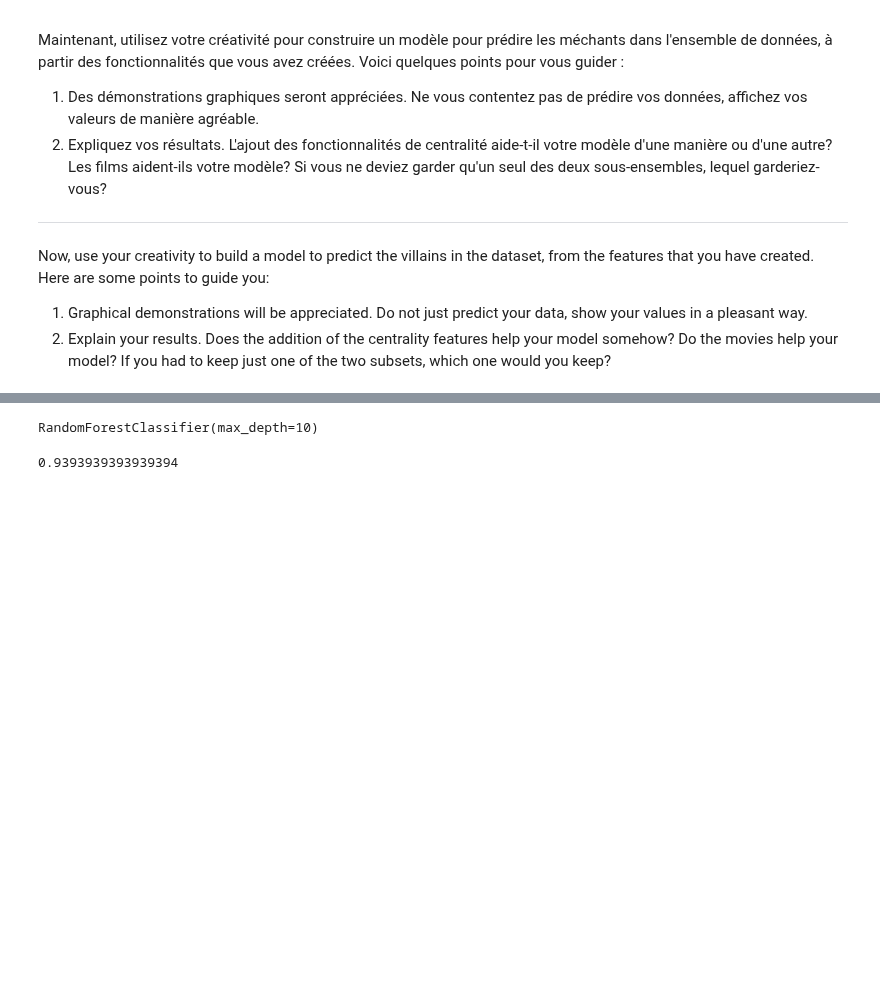
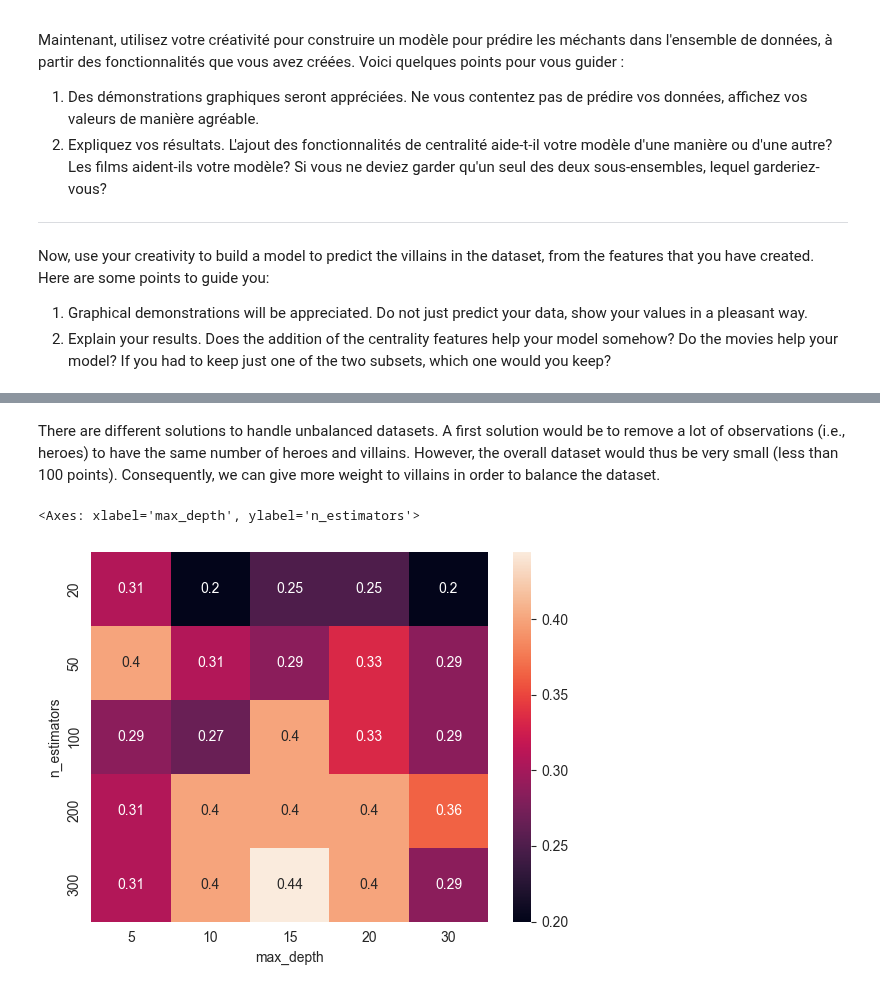
Before and after one commit to marcomudenge/Spark_GCP_Market_Basket_Analysis, a Jupyter notebook: TP3/TP3.ipynb, the cells around one changed output, grey strips where cells are left out. Cells and saved outputs as stored; diff of their text form; code cells hidden in the pictures; blank space fills up the shorter version.

Commit message:
added charts for classification and f1 score

```diff
--- a/TP3/TP3.ipynb
+++ b/TP3/TP3.ipynb
@@ -851,4 +861,32 @@ from sklearn.ensemble import RandomForestClassifier
+# %% [markdown]
+There are different solutions to handle unbalanced datasets. A first solution would be to remove a lot of observations (i.e., heroes) to have the same number of heroes and villains. However, the overall dataset would thus be very small (less than 100 points). Consequently, we can give more weight to villains in order to balance the dataset.
+# %%
+# Weight of villains set such that the sum of weights of heroes and villains are the same
+weight_villains = (nb_char - nb_villains) / nb_villains
 # %%
+# Defining the training and testing sets, with a 15% train-test split
 X = marvel_data.iloc[:, 2:-1]
 y = marvel_data['y']
-X_train, X_test, y_train, y_test = train_test_split(X, y, test_size=0.20, random_state=42)
+X_train, X_test, y_train, y_test = train_test_split(X, y, test_size=0.15)
+# %%
+y_weight = y_train.apply(lambda x: 1 if x == False else weight_villains)
+# %%
+# Selection of better hyper-parameters
+n_list = [20, 50, 100, 200, 300]
+d_list = [5, 10, 15, 20, 30]
+res = []
+for n in n_list:
+    for d in d_list:
+        # Train random forest classifier
+        clf = RandomForestClassifier(n_estimators=n, max_depth=d)
+        clf.fit(X_train, y_train, y_weight)
+        y_pred = clf.predict(X_test)
+        f1 = f1_score(y_test, y_pred)
+        res.append([n, d, f1])
+# %%
+res_hyperparameters = pd.DataFrame(res, columns=['n_estimators', 'max_depth', 'f1'])
+res_hyperparameters = pd.pivot_table(res_hyperparameters, values = 'f1', index=['n_estimators'], columns=['max_depth'])
+sns.heatmap(res_hyperparameters, annot=True)
+# %% [output]
+<Axes: xlabel='max_depth', ylabel='n_estimators'>
+[figure, added]
@@ -855,9 +896,4 @@ X_train, X_test, y_train, y_test = train_test_split(X, y, test_size=0.20, random
 # %%
-clf = RandomForestClassifier(n_estimators=100, max_depth=10)
-clf.fit(X_train, y_train)
+clf = RandomForestClassifier(n_estimators=n, max_depth=d)
+clf.fit(X_train, y_train, y_weight)
+y_pred = clf.predict(X_test)
-# %% [output]
-RandomForestClassifier(max_depth=10)
-# %%
-clf.score(X_test, y_test)
-# %% [output]
-0.9393939393939394
```
Also changed, not shown: parts of 12 cells of this notebook.
